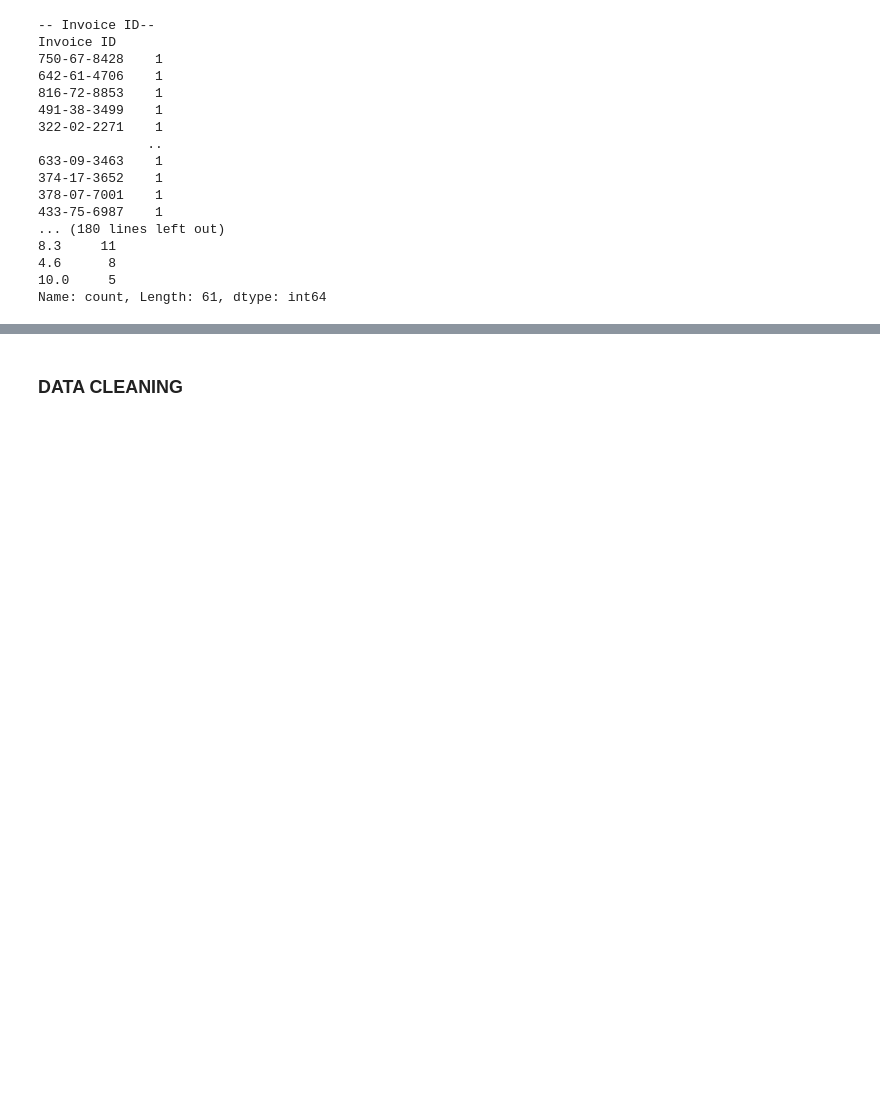
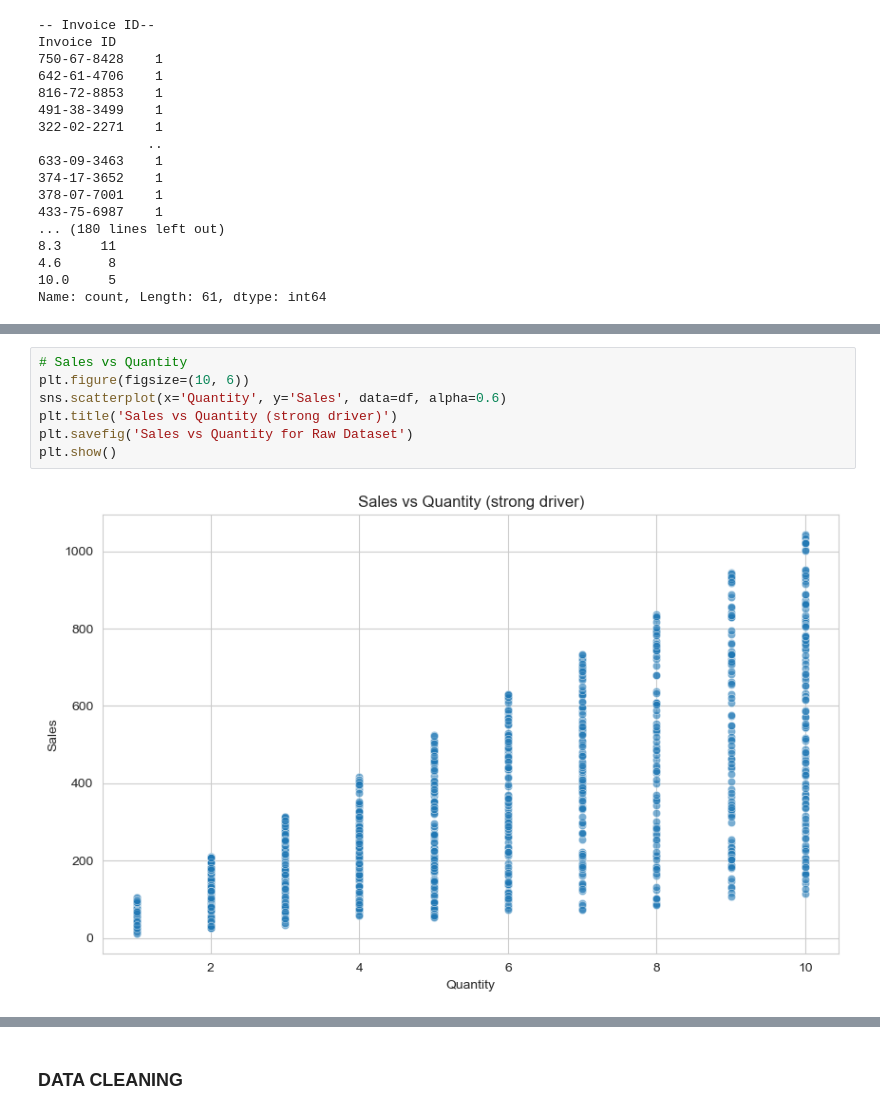
Before and after one commit to Ptechsoft/Supermarket-Total-Sale-Prediction-Model, a Jupyter notebook: SUPERMARKET TRANSACTION SALES PREDICTOR.ipynb, the cells around one changed output, grey strips where cells are left out. Drawn from its saved outputs; the diff is of its cells as text; blank space fills up the shorter version.

```diff
--- a/SUPERMARKET TRANSACTION SALES PREDICTOR.ipynb
+++ b/SUPERMARKET TRANSACTION SALES PREDICTOR.ipynb
@@ -203,0 +243,9 @@ Name: count, Length: 61, dtype: int64
+# %%
+# Sales vs Quantity
+plt.figure(figsize=(10, 6))
+sns.scatterplot(x='Quantity', y='Sales', data=df, alpha=0.6)
+plt.title('Sales vs Quantity (strong driver)')
+plt.savefig('Sales vs Quantity for Raw Dataset')
+plt.show()
+# %% [output]
+[figure, added]
```
Also changed, not shown: parts of 59 cells of this notebook, 25 other files.
